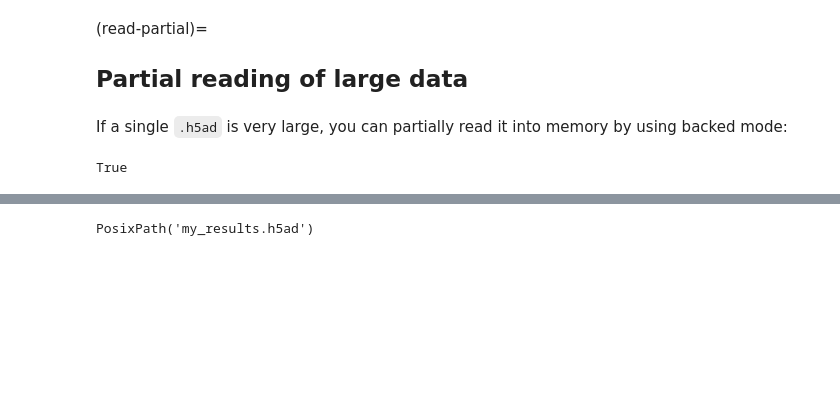
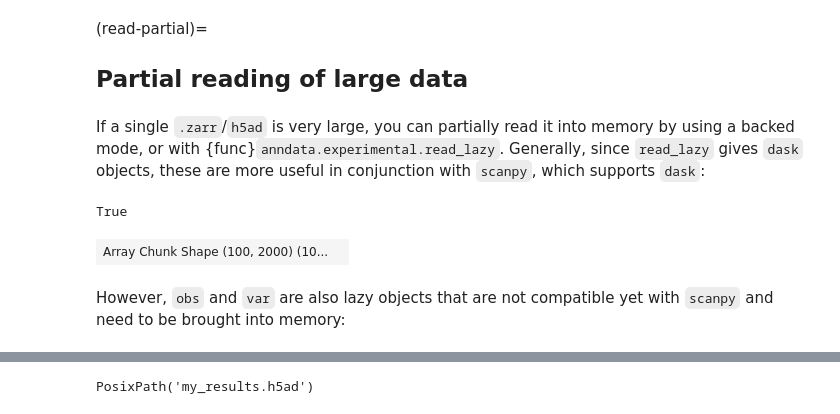
Before and after one commit to scverse/anndata-tutorials, a Jupyter notebook: getting-started.ipynb, the cells around one changed output, grey strips where cells are left out. Saved outputs shown, nothing was run; the diff lists cells and outputs as text; code cells hidden in the pictures; blank space fills up the shorter version.

Commit message:
chore: move to zarr

```diff
--- a/getting-started.ipynb
+++ b/getting-started.ipynb
@@ -299,7 +301,8 @@ adata[adata.obs.time_yr.isin([2, 4])].obs.head()
 
 ## Partial reading of large data
 # %% [markdown]
-If a single `.h5ad` is very large, you can partially read it into memory by using backed mode:
+If a single `.zarr`/`h5ad` is very large, you can partially read it into memory by using a backed mode, or with {func}`anndata.experimental.read_lazy`. Generally, since `read_lazy` gives `dask` objects, these are more useful in conjunction with `scanpy`, which supports `dask`:
 # %%
-adata = ad.read('my_results.h5ad', backed='r')
+adata_backed = ad.read_h5ad('my_results.h5ad', backed='r')
+adata_lazy = ad.experimental.read_lazy('my_results.zarr')
 # %%
@@ -307,2 +310,8 @@ adata.isbacked
 # %% [output]
 True
+# %%
+adata_lazy.X
+# %% [output]
+| Array Chunk Shape (100, 2000) (10... |  |
+# %% [markdown]
+However, `obs` and `var` are also lazy objects that are not compatible yet with `scanpy` and need to be brought into memory:
```
Also changed, not shown: parts of 35 cells of this notebook, 1 other file.
